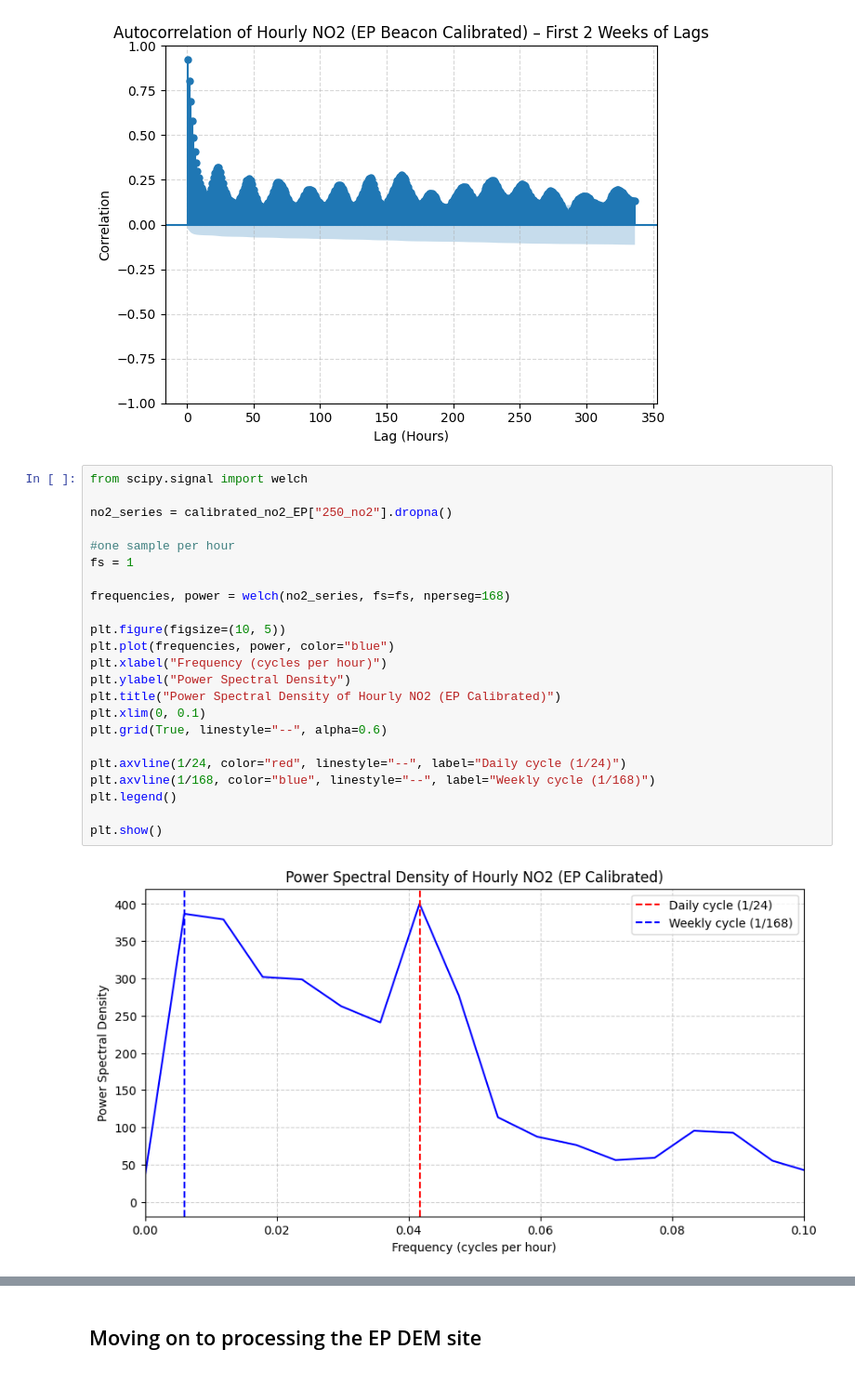
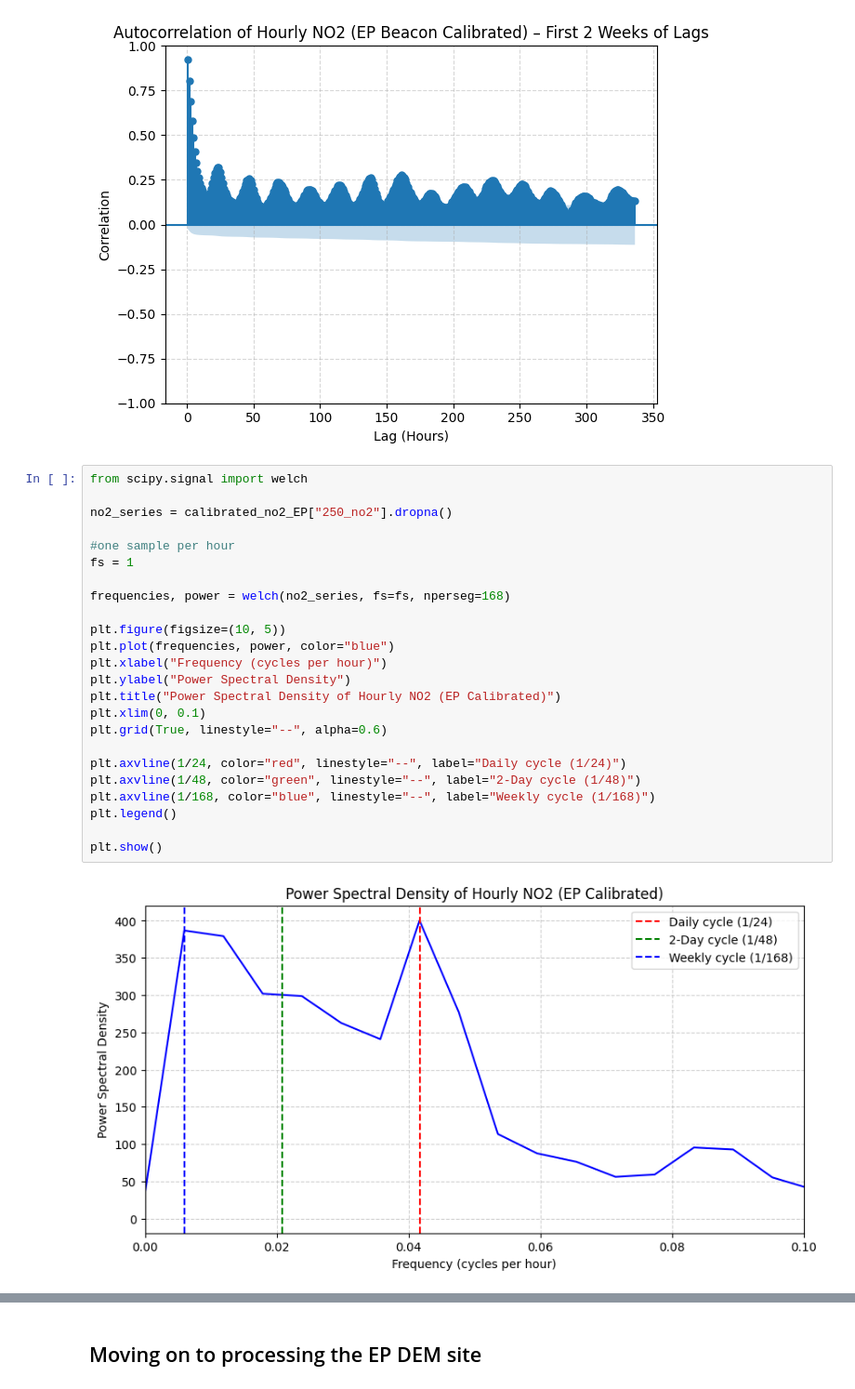
Before and after one commit to jacklardner/calibrated-no2-EDA, a Jupyter notebook: calibrated_to_EP.ipynb, the cells around one changed output, grey strips where cells are left out. Shown at 93% size. Cells and saved outputs as stored; diff of their text form.

```diff
--- a/calibrated_to_EP.ipynb
+++ b/calibrated_to_EP.ipynb
@@ -325,25 +325,26 @@ plt.show()
 # %%
 from scipy.signal import welch
 
 no2_series = calibrated_no2_EP["250_no2"].dropna()
 
 #one sample per hour
 fs = 1
 
 frequencies, power = welch(no2_series, fs=fs, nperseg=168)
 
 plt.figure(figsize=(10, 5))
 plt.plot(frequencies, power, color="blue")
 plt.xlabel("Frequency (cycles per hour)")
 plt.ylabel("Power Spectral Density")
 plt.title("Power Spectral Density of Hourly NO2 (EP Calibrated)")
 plt.xlim(0, 0.1)
 plt.grid(True, linestyle="--", alpha=0.6)
 
 plt.axvline(1/24, color="red", linestyle="--", label="Daily cycle (1/24)")
+plt.axvline(1/48, color="green", linestyle="--", label="2-Day cycle (1/48)")
 plt.axvline(1/168, color="blue", linestyle="--", label="Weekly cycle (1/168)")
 plt.legend()
 
 plt.show()
 # %% [output]
-[figure, old version]
+[figure, new version]
```
Also changed, not shown: parts of 6 cells of this notebook.
